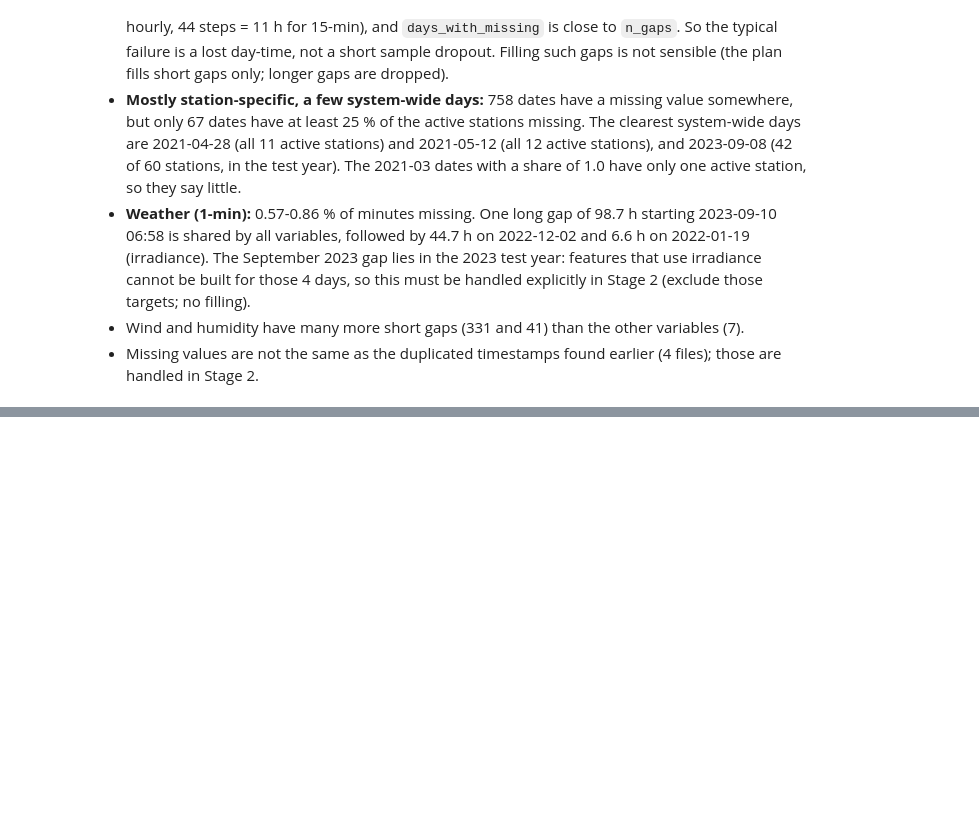
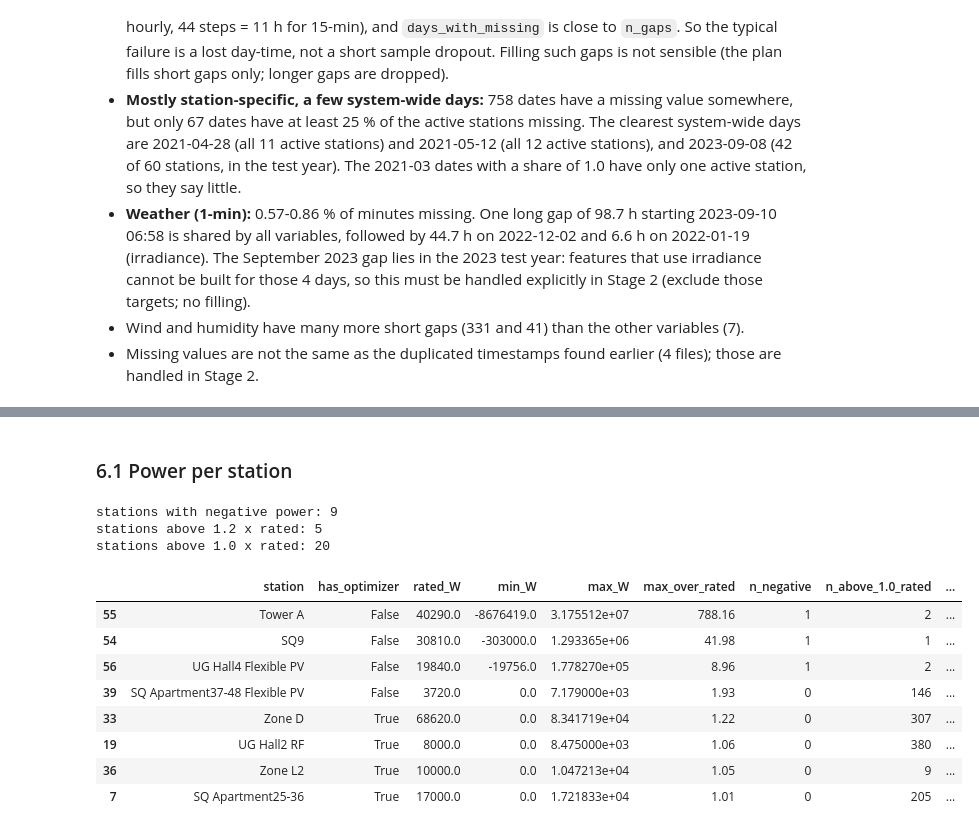
Before and after one commit to hanzla-mansuri/DA487-Capstone-Project-Phase-I, a Jupyter notebook: notebooks/01_eda.ipynb, the cells around one changed output, grey strips where cells are left out. Saved outputs shown, nothing was run; the diff lists cells and outputs as text; code cells hidden in the pictures; blank space fills up the shorter version.

Commit message:
feat: flag power and irradiance outliers, record findings (Stage 1)
Co-Authored-By: Claude Sonnet 5.5 <noreply@anthropic.com>

```diff
--- a/notebooks/01_eda.ipynb
+++ b/notebooks/01_eda.ipynb
@@ -573,0 +578,42 @@ plt.show()
+# %% [markdown]
+### 6.1 Power per station
+# %%
+from src import data_io
+files = data_io.list_station_files().set_index('station')
+# %%
+rows = []
+for _, s in inv.iterrows():
+    power = data_io.read_station_power(files.loc[s['station'], 'path'])['power(W)']
+    rated_w = s['rated_value'] * 1000
+    rows.append({
+        'station': s['station'],
+        'has_optimizer': s['has_optimizer'],
+        'rated_W': rated_w,
+        'min_W': power.min(),
+        'max_W': power.max(),
+        'max_over_rated': round(power.max() / rated_w, 2),
+        'n_negative': int((power < 0).sum()),
+        'n_above_1.0_rated': int((power > rated_w).sum()),
+        'n_above_1.2_rated': int((power > 1.2 * rated_w).sum()),
+    })
+outliers = pd.DataFrame(rows)
+# %%
+print('stations with negative power:', (outliers['n_negative'] > 0).sum())
+print('stations above 1.2 x rated:', (outliers['n_above_1.2_rated'] > 0).sum())
+print('stations above 1.0 x rated:', (outliers['n_above_1.0_rated'] > 0).sum())
+# %% [output]
+stations with negative power: 9
+stations above 1.2 x rated: 5
+stations above 1.0 x rated: 20
+# %%
+outliers.sort_values('max_over_rated', ascending=False).head(8)
+# %% [output]
+|  | station | has_optimizer | rated_W | min_W | max_W | max_over_rated | n_negative | n_above_1.0_rated | ... |
+| 55 | Tower A | False | 40290.0 | -8676419.0 | 3.175512e+07 | 788.16 | 1 | 2 | ... |
+| 54 | SQ9 | False | 30810.0 | -303000.0 | 1.293365e+06 | 41.98 | 1 | 1 | ... |
+| 56 | UG Hall4 Flexible PV | False | 19840.0 | -19756.0 | 1.778270e+05 | 8.96 | 1 | 2 | ... |
+| 39 | SQ Apartment37-48 Flexible PV | False | 3720.0 | 0.0 | 7.179000e+03 | 1.93 | 0 | 146 | ... |
+| 33 | Zone D | True | 68620.0 | 0.0 | 8.341719e+04 | 1.22 | 0 | 307 | ... |
+| 19 | UG Hall2 RF | True | 8000.0 | 0.0 | 8.475000e+03 | 1.06 | 0 | 380 | ... |
+| 36 | Zone L2 | True | 10000.0 | 0.0 | 1.047213e+04 | 1.05 | 0 | 9 | ... |
+| 7 | SQ Apartment25-36 | True | 17000.0 | 0.0 | 1.721833e+04 | 1.01 | 0 | 205 | ... |
```
Also changed, not shown: parts of 14 cells of this notebook, 2 other files.
